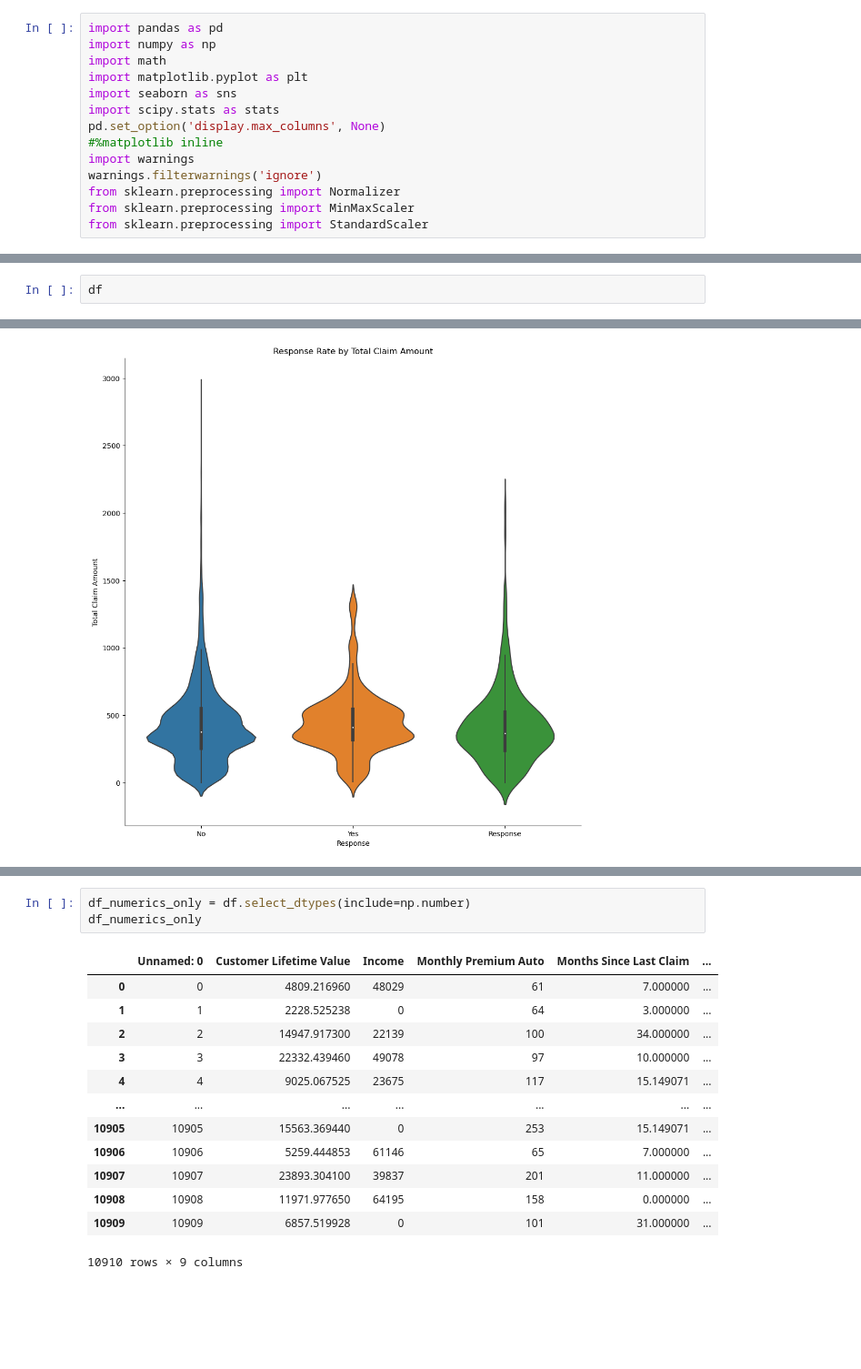
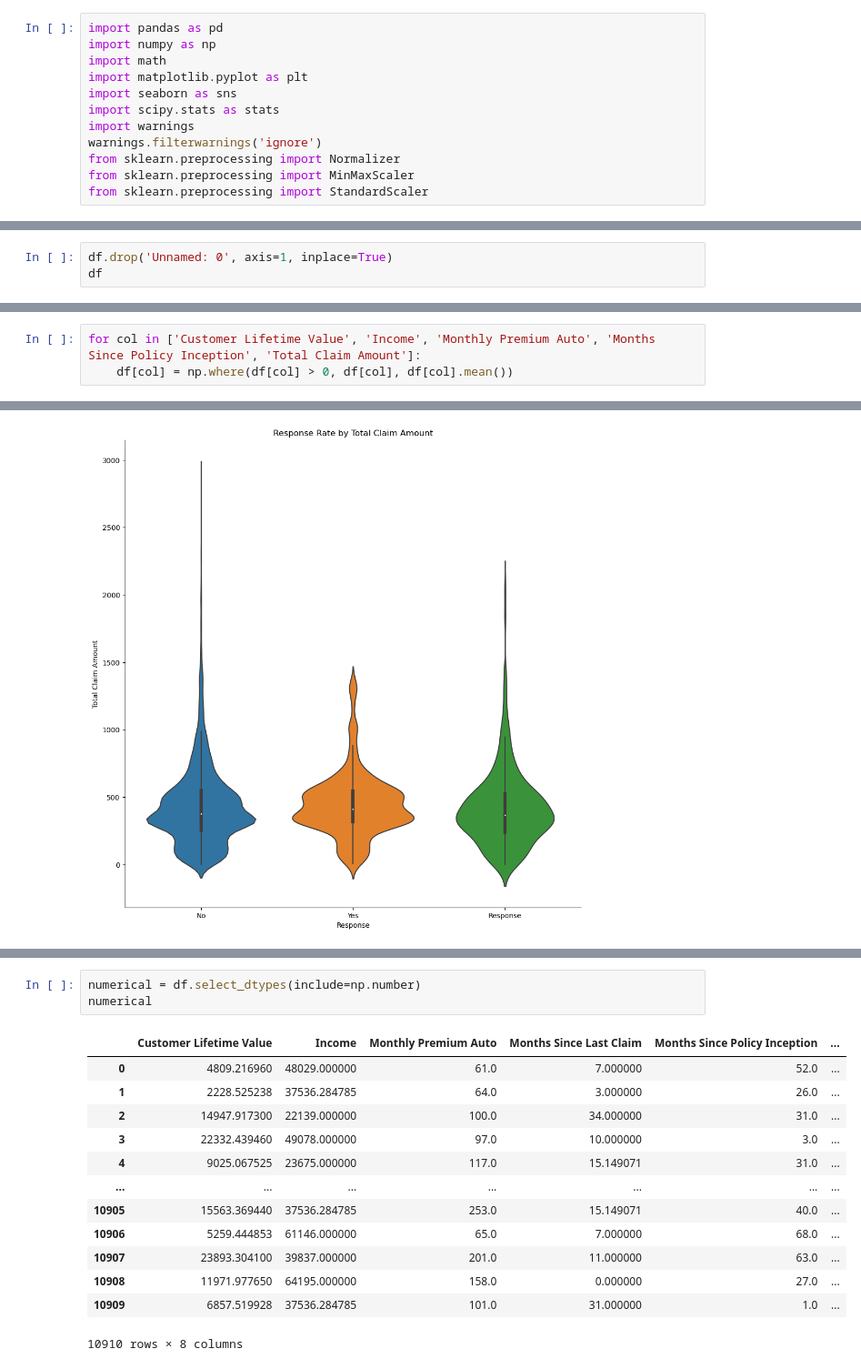
Before and after one commit to shaktipandit001/lab-customer-analysis-round-6, a Jupyter notebook: lab_customer_analysis_round_6.ipynb, the cells around one changed output, grey strips where cells are left out. Shown: that part at 91% size. Drawn from its saved outputs; the diff is of its cells as text; blank space fills up the shorter version.

```diff
--- a/lab_customer_analysis_round_6.ipynb
+++ b/lab_customer_analysis_round_6.ipynb
@@ -5,8 +5,6 @@ import math
 import matplotlib.pyplot as plt
 import seaborn as sns
 import scipy.stats as stats
-pd.set_option('display.max_columns', None)
-#%matplotlib inline
 import warnings
 warnings.filterwarnings('ignore')
 from sklearn.preprocessing import Normalizer
@@ -146,5 +144,6 @@ Vehicle Size                     0
 Vehicle Type                     0
 dtype: int64
 # %%
+df.drop('Unnamed: 0', axis=1, inplace=True)
 df
 # %% [output]
@@ -163,0 +175,3 @@ df
+# %%
+for col in ['Customer Lifetime Value', 'Income', 'Monthly Premium Auto', 'Months Since Policy Inception', 'Total Claim Amount']:
+    df[col] = np.where(df[col] > 0, df[col], df[col].mean())
@@ -197,17 +213,17 @@ plt.show()
 # %%
-df_numerics_only = df.select_dtypes(include=np.number)
-df_numerics_only
+numerical = df.select_dtypes(include=np.number)
+numerical
 # %% [output]
-|  | Unnamed: 0 | Customer Lifetime Value | Income | Monthly Premium Auto | Months Since Last Claim | ... |
-| 0 | 0 | 4809.216960 | 48029 | 61 | 7.000000 | ... |
-| 1 | 1 | 2228.525238 | 0 | 64 | 3.000000 | ... |
-| 2 | 2 | 14947.917300 | 22139 | 100 | 34.000000 | ... |
-| 3 | 3 | 22332.439460 | 49078 | 97 | 10.000000 | ... |
-| 4 | 4 | 9025.067525 | 23675 | 117 | 15.149071 | ... |
+|  | Customer Lifetime Value | Income | Monthly Premium Auto | Months Since Last Claim | Months Since Policy Inception | ... |
+| 0 | 4809.216960 | 48029.000000 | 61.0 | 7.000000 | 52.0 | ... |
+| 1 | 2228.525238 | 37536.284785 | 64.0 | 3.000000 | 26.0 | ... |
+| 2 | 14947.917300 | 22139.000000 | 100.0 | 34.000000 | 31.0 | ... |
+| 3 | 22332.439460 | 49078.000000 | 97.0 | 10.000000 | 3.0 | ... |
+| 4 | 9025.067525 | 23675.000000 | 117.0 | 15.149071 | 31.0 | ... |
 | ... | ... | ... | ... | ... | ... | ... |
-| 10905 | 10905 | 15563.369440 | 0 | 253 | 15.149071 | ... |
-| 10906 | 10906 | 5259.444853 | 61146 | 65 | 7.000000 | ... |
-| 10907 | 10907 | 23893.304100 | 39837 | 201 | 11.000000 | ... |
-| 10908 | 10908 | 11971.977650 | 64195 | 158 | 0.000000 | ... |
-| 10909 | 10909 | 6857.519928 | 0 | 101 | 31.000000 | ... |
+| 10905 | 15563.369440 | 37536.284785 | 253.0 | 15.149071 | 40.0 | ... |
+| 10906 | 5259.444853 | 61146.000000 | 65.0 | 7.000000 | 68.0 | ... |
+| 10907 | 23893.304100 | 39837.000000 | 201.0 | 11.000000 | 63.0 | ... |
+| 10908 | 11971.977650 | 64195.000000 | 158.0 | 0.000000 | 27.0 | ... |
+| 10909 | 6857.519928 | 37536.284785 | 101.0 | 31.000000 | 1.0 | ... |
-10910 rows × 9 columns
+10910 rows × 8 columns
```
Also changed, not shown: parts of 30 cells of this notebook.
